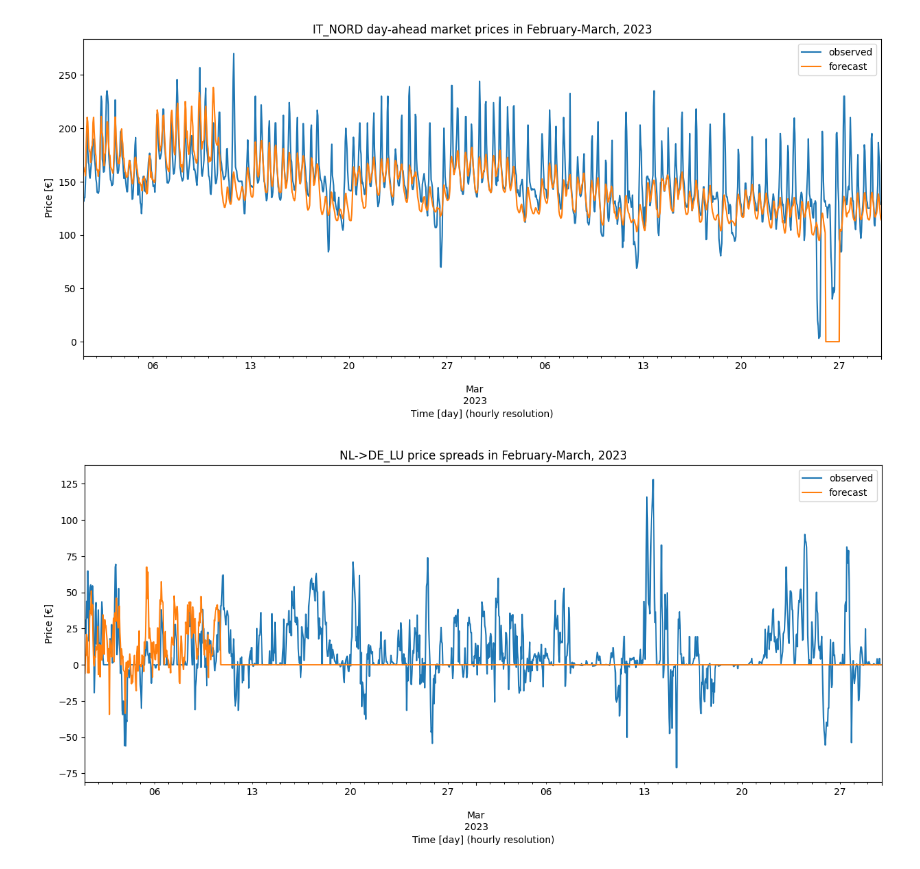
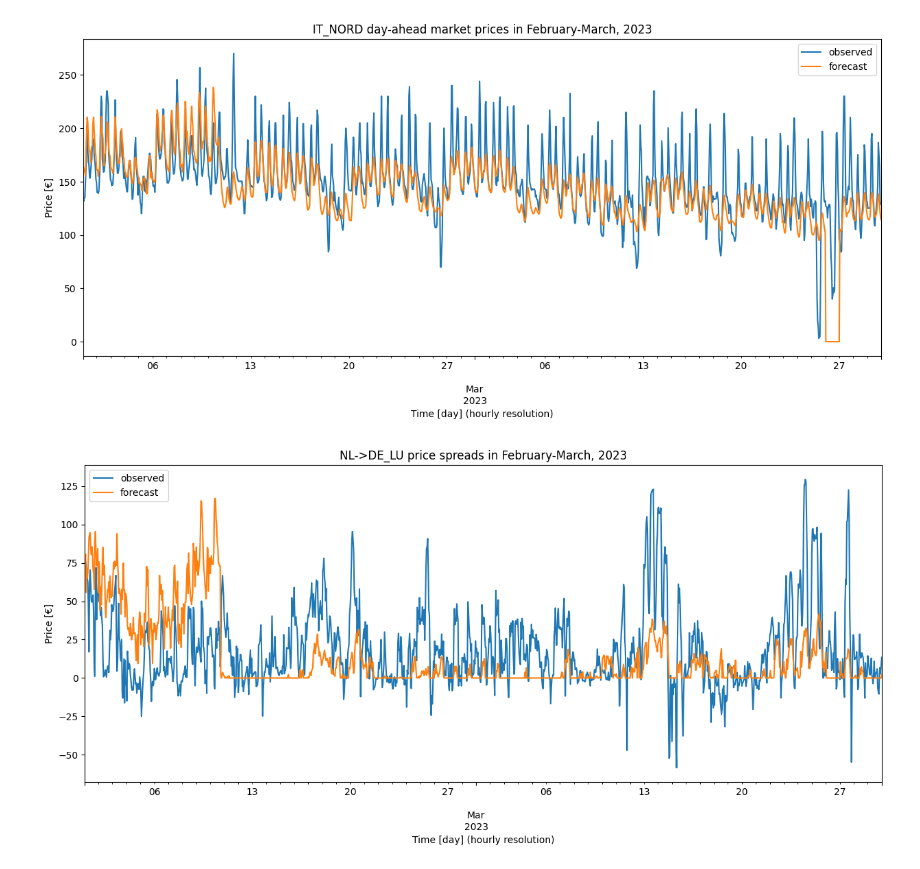
Before and after one commit to kbruninx/FBMC, a Jupyter notebook: cost_curves/Forecast Analysis EWA.ipynb, the cells around one changed output. Cells and saved outputs as stored; diff of their text form; code cells hidden in the pictures.

```diff
--- a/cost_curves/Forecast Analysis EWA.ipynb
+++ b/cost_curves/Forecast Analysis EWA.ipynb
@@ -102,15 +102,15 @@ for zone in non_fbmc_countries:
 [figure]
 # %%
 # NL-> DE
-df_nl_be_observed = df_observed['AT'] - df_observed['NL']
-df_nl_be_forecast = df_forecasts[9]['AT'] - df_forecasts[9]['NL']
+df_nl_be_observed = df_observed_non_fbmc['CH'] - df_observed['NL']
+df_nl_be_forecast = df_forecasts[9]['CH'] - df_forecasts[9]['NL']
 plt.figure(figsize=(15,6))
 ax = df_nl_be_observed.plot()
 df_nl_be_forecast.plot(ax=ax)
 plt.title("NL->DE_LU price spreads in February-March, 2023")
 plt.ylabel('Price [€]')
 plt.xlabel('Time [day] (hourly resolution)')
 ax.legend(['observed', 'forecast'])
 plt.show()
 # %% [output]
-[figure, old version]
+[figure, new version]
```
Also changed, not shown: 12 other files.
